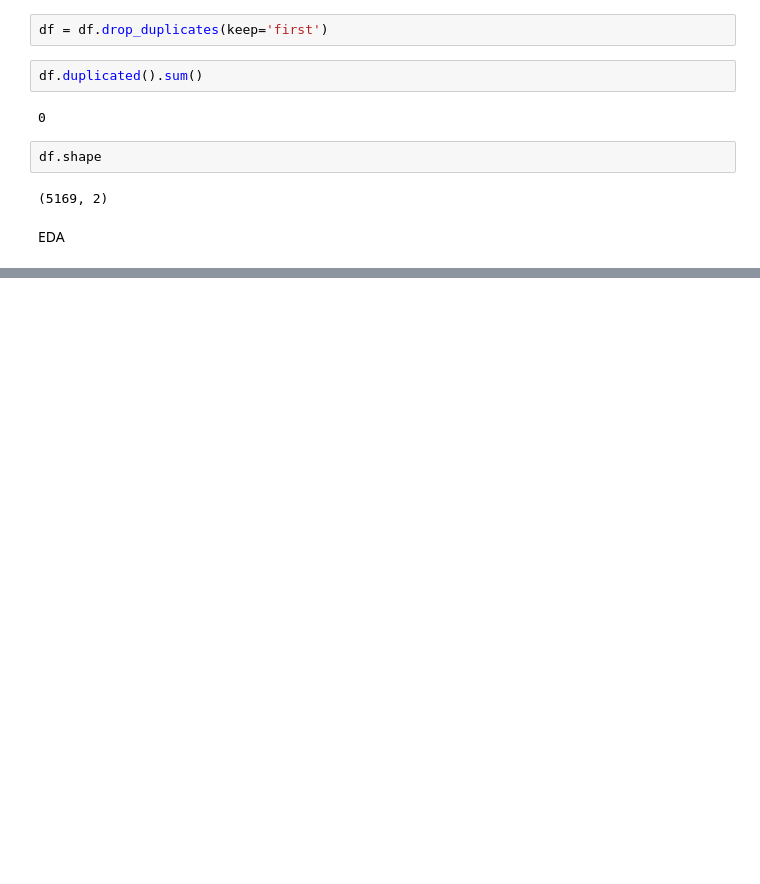
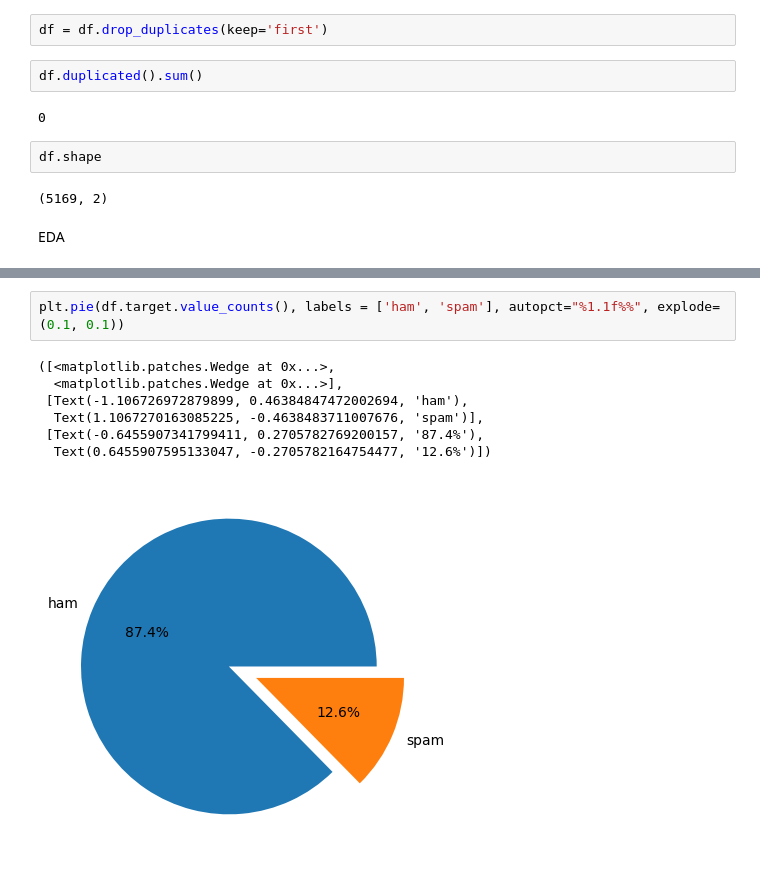
Before and after one commit to itzuditsharma/Sentiment-Analysis-Alexa, a Jupyter notebook: Email_Spam_Classification/process.ipynb, the cells around one changed output, grey strips where cells are left out. Cells and saved outputs as stored; diff of their text form; blank space fills up the shorter version.

Commit message:
Added ham vs spam describes

```diff
--- a/Email_Spam_Classification/process.ipynb
+++ b/Email_Spam_Classification/process.ipynb
@@ -110,0 +120,10 @@ EDA
+# %%
+plt.pie(df.target.value_counts(), labels = ['ham', 'spam'], autopct="%1.1f%%", explode=(0.1, 0.1))
+# %% [output]
+([<matplotlib.patches.Wedge at 0x...>,
+  <matplotlib.patches.Wedge at 0x...>],
+ [Text(-1.106726972879899, 0.46384847472002694, 'ham'),
+  Text(1.1067270163085225, -0.4638483711007676, 'spam')],
+ [Text(-0.6455907341799411, 0.2705782769200157, '87.4%'),
+  Text(0.6455907595133047, -0.2705782164754477, '12.6%')])
+[figure, added]
```
Also changed, not shown: parts of 17 cells of this notebook.
